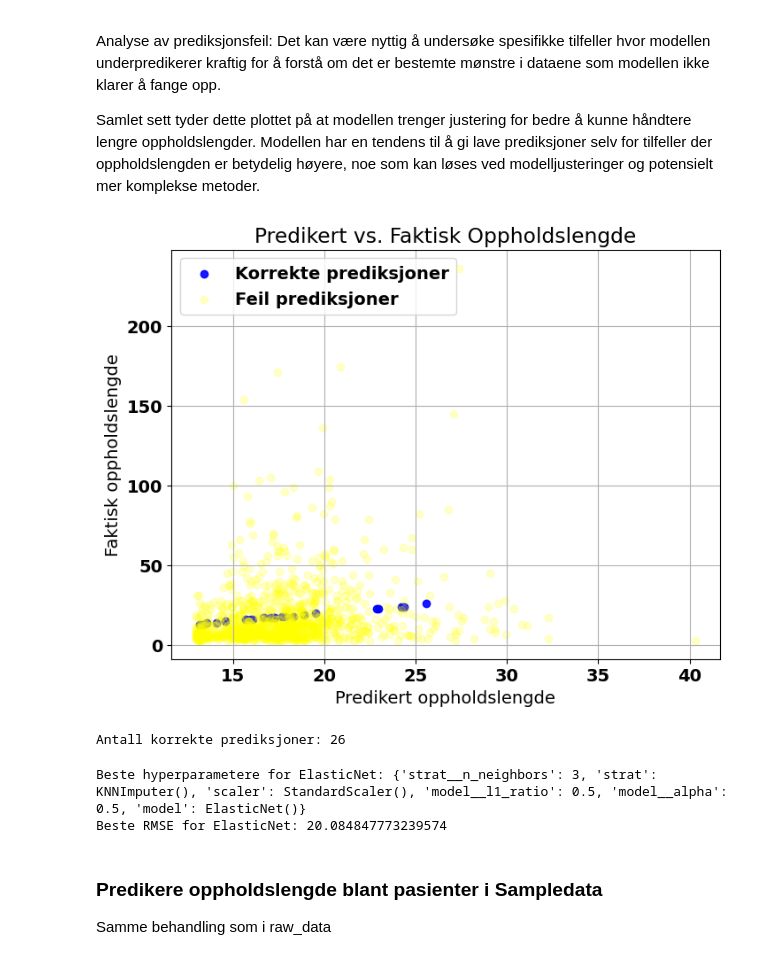
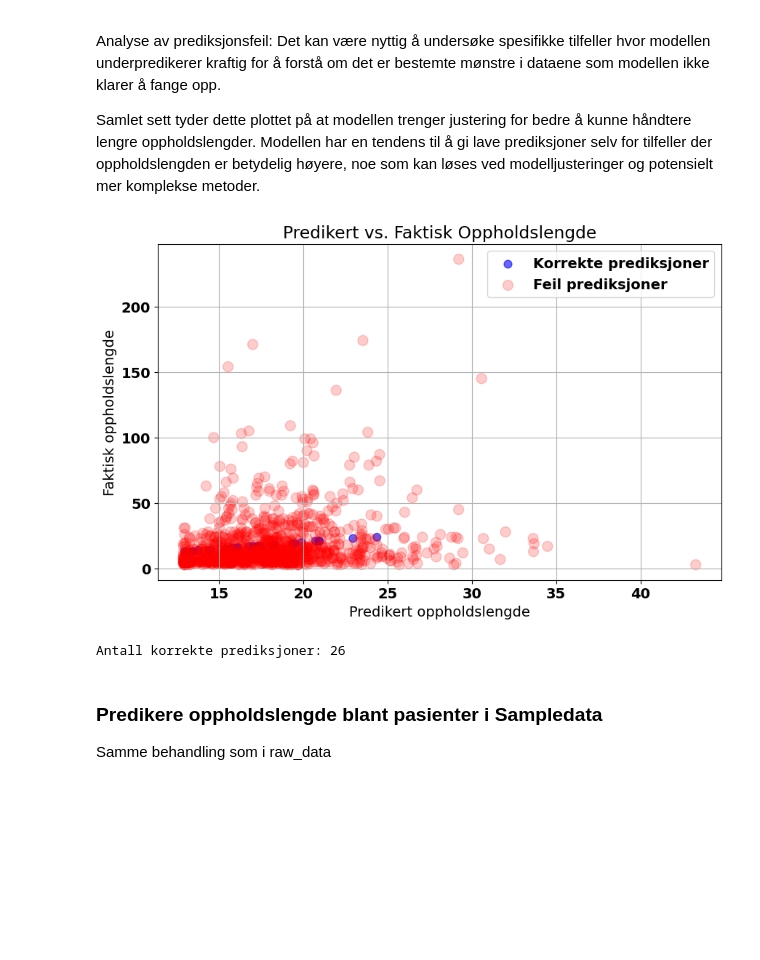
Before and after one commit to AnSloge/Predikasjon-av-oppholdslengde-p-sykehus, a Jupyter notebook: Ferdig_analyse.ipynb, the cells around one changed output. Drawn from its saved outputs; the diff is of its cells as text; code cells hidden in the pictures; blank space fills up the shorter version.

```diff
--- a/Ferdig_analyse.ipynb
+++ b/Ferdig_analyse.ipynb
@@ -1148,50 +1159,40 @@ Analyse av prediksjonsfeil: Det kan være nyttig å undersøke spesifikke tilfel
 
 Samlet sett tyder dette plottet på at modellen trenger justering for bedre å kunne håndtere lengre oppholdslengder. Modellen har en tendens til å gi lave prediksjoner selv for tilfeller der oppholdslengden er betydelig høyere, noe som kan løses ved modelljusteringer og potensielt mer komplekse metoder.
 # %%
-plt.figure(figsize=(8, 6))
+plt.figure(figsize=(10, 6))
 
 # Definer toleransen for hva som regnes som en korrekt prediksjon
 tolerance = 0.5
 
 # Lag maskerer for treff og feil
 korrekte_mask = np.abs(y_test - y_test_predikert) <= tolerance
 feil_mask = ~korrekte_mask
 
-# Plott treffene i grønt med gjennomsiktighet
-plt.scatter(y_test_predikert[korrekte_mask], y_test[korrekte_mask], color='blue', label='Korrekte prediksjoner', alpha=0.9)
+# Bruk større punkter for bedre synlighet
+korrekte_size = np.ones(korrekte_mask.sum()) * 60  # Størrelse for korrekte prediksjoner
+feil_size = np.ones(feil_mask.sum()) * 100  # Størrelse for feil prediksjoner
+
+# Plott treffene i blått med gjennomsiktighet
+plt.scatter(y_test_predikert[korrekte_mask], y_test[korrekte_mask],
+            color='blue', label='Korrekte prediksjoner', alpha=0.6, s=korrekte_size)
 
 # Plott feilene i rødt med gjennomsiktighet
-plt.scatter(y_test_predikert[feil_mask], y_test[feil_mask], color='yellow', label='Feil prediksjoner', alpha=0.2)
+plt.scatter(y_test_predikert[feil_mask], y_test[feil_mask],
+            color='red', label='Feil prediksjoner', alpha=0.2, s=feil_size)
 
 # Legg til etiketter og tittel
 plt.xlabel('Predikert oppholdslengde')
 plt.ylabel('Faktisk oppholdslengde')
 plt.title('Predikert vs. Faktisk Oppholdslengde')
 plt.legend()
 plt.grid()
 
 # Vis plottet
 plt.show()
 
 # Tell antall riktige prediksjoner
 count = len(y_test[korrekte_mask])
 print(f"Antall korrekte prediksjoner: {count}")
 # %% [output]
-[figure, old version]
+[figure, new version]
 Antall korrekte prediksjoner: 26
-# %%
-# Kombiner trenings- og valideringsdata til en større datasett
-X_train_combined = np.concatenate([X_train, X_val], axis=0)
-y_train_combined = np.concatenate([y_train, y_val], axis=0)
-
-# Tren den beste modellen på det kombinerte settet
-optimal_model.fit(X_train_combined, y_train_combined)
-
-
-best_combined = en_search.best_estimator_
-print(f"Beste hyperparametere for ElasticNet: {en_search.best_params_}")
-en_rmse = root_mean_squared_error(y_val, best_en.predict(X_val))
-print(f"Beste RMSE for ElasticNet: {en_rmse}")
-# %% [output]
-Beste hyperparametere for ElasticNet: {'strat__n_neighbors': 3, 'strat': KNNImputer(), 'scaler': StandardScaler(), 'model__l1_ratio': 0.5, 'model__alpha': 0.5, 'model': ElasticNet()}
-Beste RMSE for ElasticNet: 20.084847773239574
```
Also changed, not shown: parts of 21 cells of this notebook, 3 other files.
